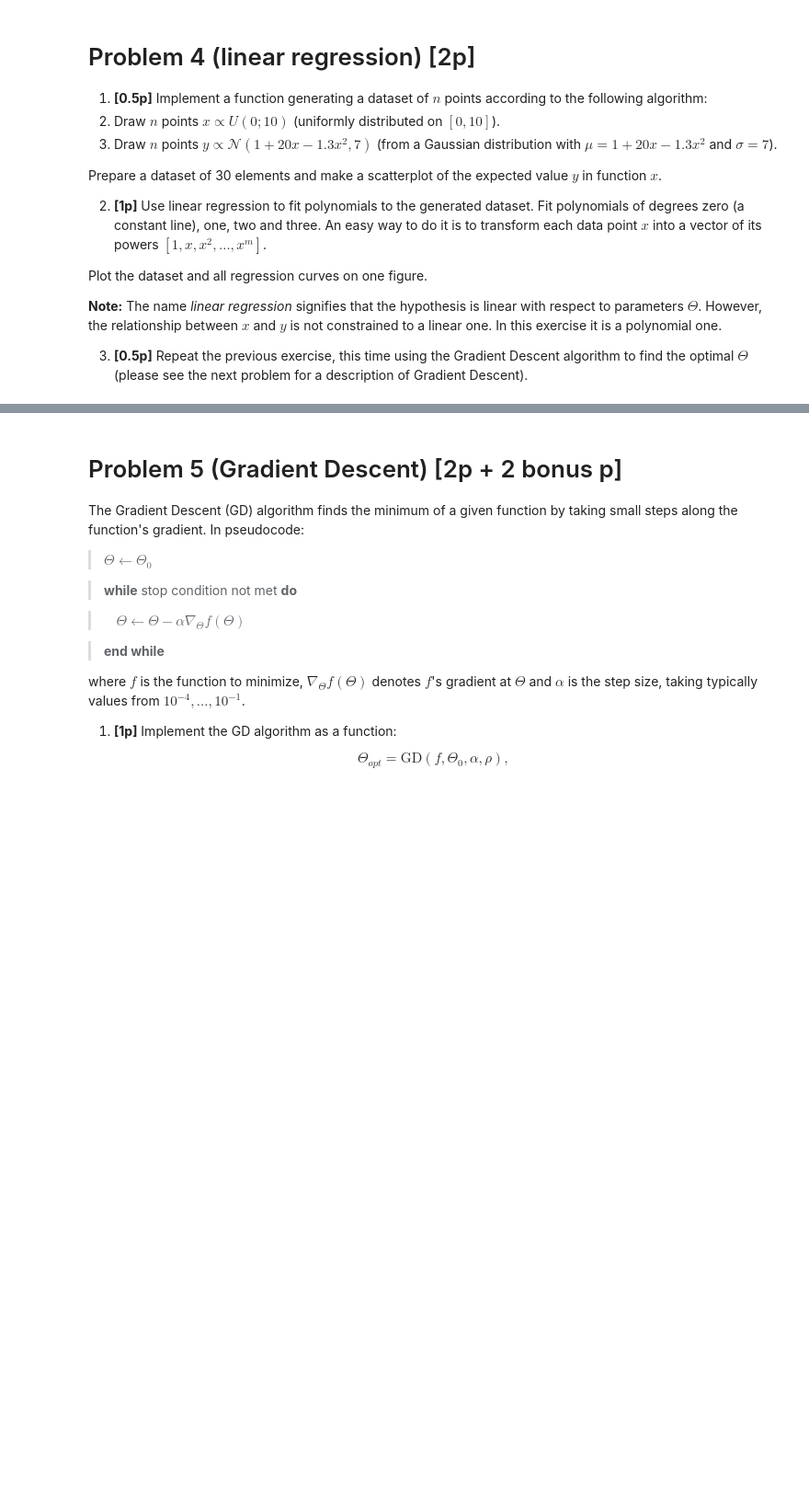
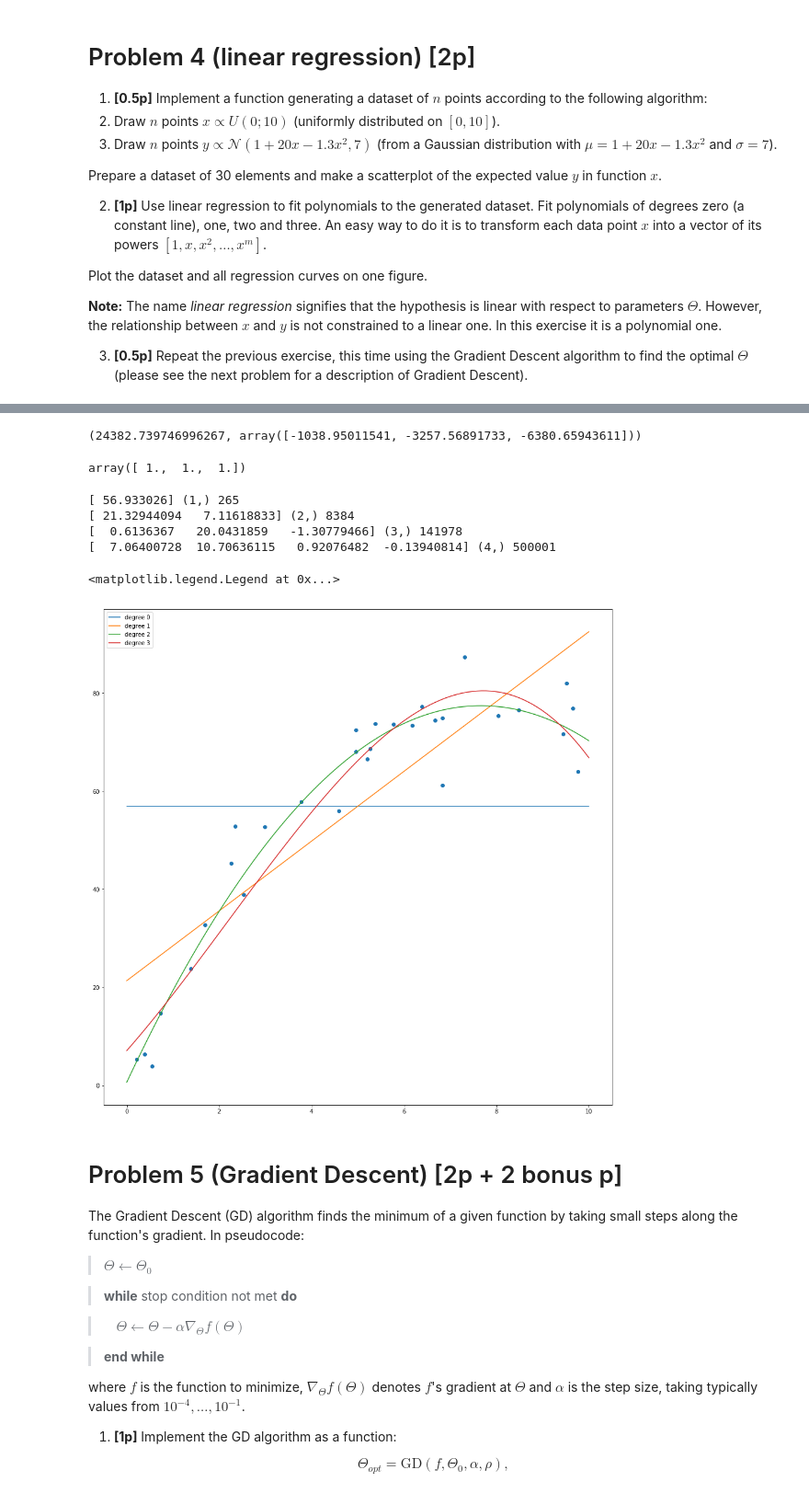
Before and after one commit to swistak35/nn_assignments, a Jupyter notebook: assignment3/Assignment3-mine.ipynb, the cells around one changed output, grey strips where cells are left out. Shown at 92% size. Saved outputs shown, nothing was run; the diff lists cells and outputs as text; code cells hidden in the pictures; blank space fills up the shorter version.

```diff
--- a/assignment3/Assignment3-mine.ipynb
+++ b/assignment3/Assignment3-mine.ipynb
@@ -215,3 +203,81 @@ plot(plot_x_space, compute_polynomial(plot_x_space, ThetaOpt))
+# %%
+degree = 2
+#X = powers_of_X(data[0], degree) # Matrix d x N
+#Y = data[1].reshape(1, -1)       # Matrix 1 x N
+
+X = data[0]
+Y = data[1]
+Theta = np.array([0.0, 0.0])
+Theta0 = np.array([1.0, 1.0, 1.0])
+#Theta.reshape(Theta.shape[0], 1).shape
+#X.reshape(X.shape[0], Theta.shape[0]).shape
+#Y.reshape(Y.shape[0], 1).shape
+#E = Y.reshape(Y.shape[0], 1) - X.reshape(X.shape[0], Theta.shape[0]).dot(Theta.reshape(Theta.shape[0], 1))
+#E.shape
+#E.T.dot(E).shape
+#Y2 = Y.reshape(Y.shape[0], 1)
+#X2 = X.reshape(X.shape[0], Theta.shape[0])
+#Theta2 = Theta.reshape(Theta.shape[0], 1)
+#X2.T.dot(Y2).shape
+#X2.T.dot(X2) * Theta2
+#(-2*X2.T.dot(Y2) + 2*X2.T.dot(X2) * Theta2).ravel()
+
+XP = powers_of_X(data[0], Theta.shape[0] - 1)
+XP.shape
+#-2*XP.dot(Y2) + 2*XP.dot(XP.T).dot(Theta)
+#Theta = Theta.reshape(Theta.shape[0], 1)
+(-2*XP.dot(Y2)).shape
+(-2*XP.dot(Y2) + 2*XP.dot(XP.T).dot(Theta)).shape
+
+r = polynomial_train_function_with_data(Theta0)
+print(r)
+
+#Xopt, Xhist = GD(polynomial_train_function_with_data, Theta0, alpha=1e-5, stop_tolerance=1e-10, max_steps=1e5)
+#Xopt #, Xhist
+#ThetaOpt =
+np.ones(3)
+# %% [output]
+(24382.739746996267, array([-1038.95011541, -3257.56891733, -6380.65943611]))
+array([ 1.,  1.,  1.])
+# %%
+#
+# Gradient checks - feel free to add you own test points!
+#
+for test_point in [[0., 0.],
+                   [1., 1.],
+                   [0.5, 1.0],
+                   [1.0, 0.5]]:
+    assert check_gradient(polynomial_train_function_with_data,
+                          np.array(test_point))
+
+#
+# Use your gradient function from exercise 5, or use scipy.optimize.fmin_l_bfgs_b
+#
+
+
+plot_x_space = np.linspace(0,10,100)
+scatter(data[0], data[1])
+
+degrees_with_alphas = [
+    (0, 1e-3),
+    (1, 1e-4),
+    (2, 1e-5),
+    (3, 1e-7),
+]
+
+for (degree,alpha) in degrees_with_alphas:
+    Theta0 = np.ones(degree+1)
+    ThetaOpt, ThetaHist = GD(polynomial_train_function_with_data, Theta0, alpha=alpha, stop_tolerance=1e-10, max_steps=5e5)
+    print ThetaOpt, ThetaOpt.shape, len(ThetaHist)
+    plot(plot_x_space, compute_polynomial(plot_x_space, ThetaOpt), label = "degree %d" % degree)
+legend()
+# %% [output]
+[ 56.933026] (1,) 265
+[ 21.32944094   7.11618833] (2,) 8384
+[  0.6136367   20.0431859   -1.30779466] (3,) 141978
+[  7.06400728  10.70636115   0.92076482  -0.13940814] (4,) 500001
+<matplotlib.legend.Legend at 0x...>
+[figure, added]
 # %% [markdown]
 # Problem 5 (Gradient Descent) [2p + 2 bonus p]
 
```
Also changed, not shown: parts of 13 cells of this notebook.
